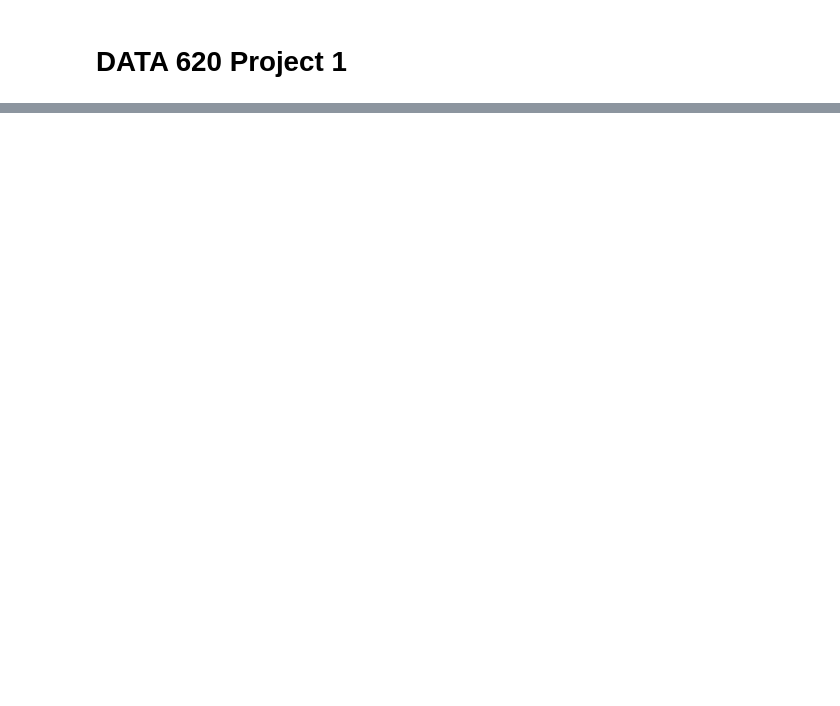
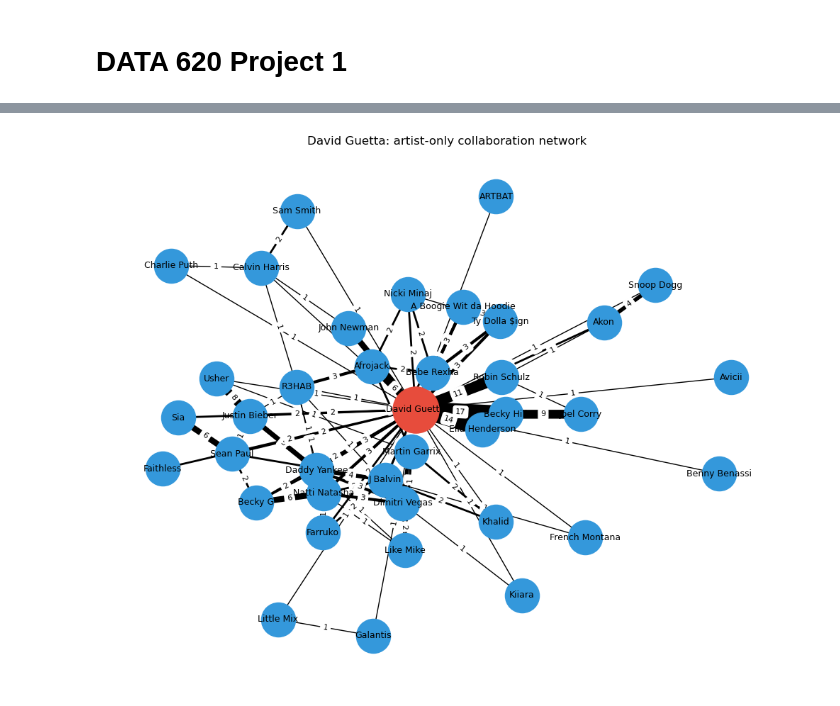
Before and after one commit to kevinhav/data_620, a Jupyter notebook: project1/project_1.ipynb, the cells around one changed output, grey strips where cells are left out. Saved outputs shown, nothing was run; the diff lists cells and outputs as text; code cells hidden in the pictures; blank space fills up the shorter version.

```diff
--- a/project1/project_1.ipynb
+++ b/project1/project_1.ipynb
@@ -99,0 +119,64 @@ plt.show()
+# %%
+import matplotlib.pyplot as plt
+import networkx as nx
+
+artist = "David Guetta"
+
+if artist not in G:
+    raise ValueError(f"{artist} not found in artist-only graph.")
+
+# 1-hop collaboration network around the chosen artist
+ego = nx.ego_graph(G, artist, radius=1)
+
+plt.figure(figsize=(10, 8))
+pos = nx.spring_layout(ego, seed=42)
+
+# Draw nodes
+center = [artist]
+others = [n for n in ego.nodes if n != artist]
+
+nx.draw_networkx_nodes(
+    ego,
+    pos,
+    nodelist=center,
+    node_color="#e74c3c",
+    node_size=2200
+)
+
+nx.draw_networkx_nodes(
+    ego,
+    pos,
+    nodelist=others,
+    node_color="#3498db",
+    node_size=1200
+)
+
+# Draw edges
+nx.draw_networkx_edges(
+    ego,
+    pos,
+    width=[ego[u][v].get("weight", 1) for u, v in ego.edges]
+)
+
+# Draw labels
+nx.draw_networkx_labels(
+    ego,
+    pos,
+    font_size=9
+)
+
+# shared-track counts on edges
+edge_labels = {(u, v): ego[u][v].get("weight", 1) for u, v in ego.edges}
+nx.draw_networkx_edge_labels(
+    ego,
+    pos,
+    edge_labels=edge_labels,
+    font_size=8
+)
+
+plt.title(f"{artist}: artist-only collaboration network")
+plt.axis("off")
+plt.tight_layout()
+plt.show()
+# %% [output]
+[figure, added]
```
Also changed, not shown: parts of 25 cells of this notebook.
